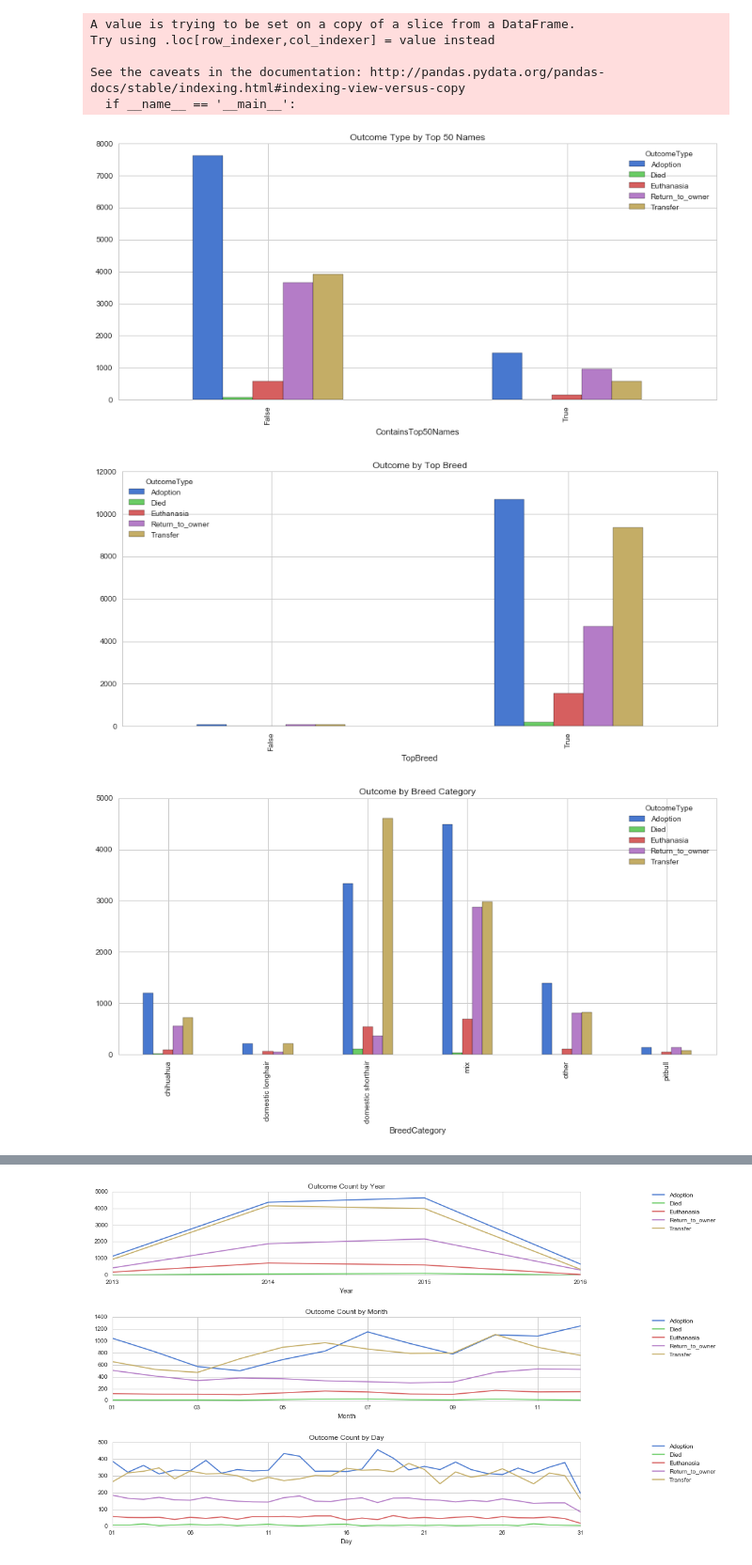
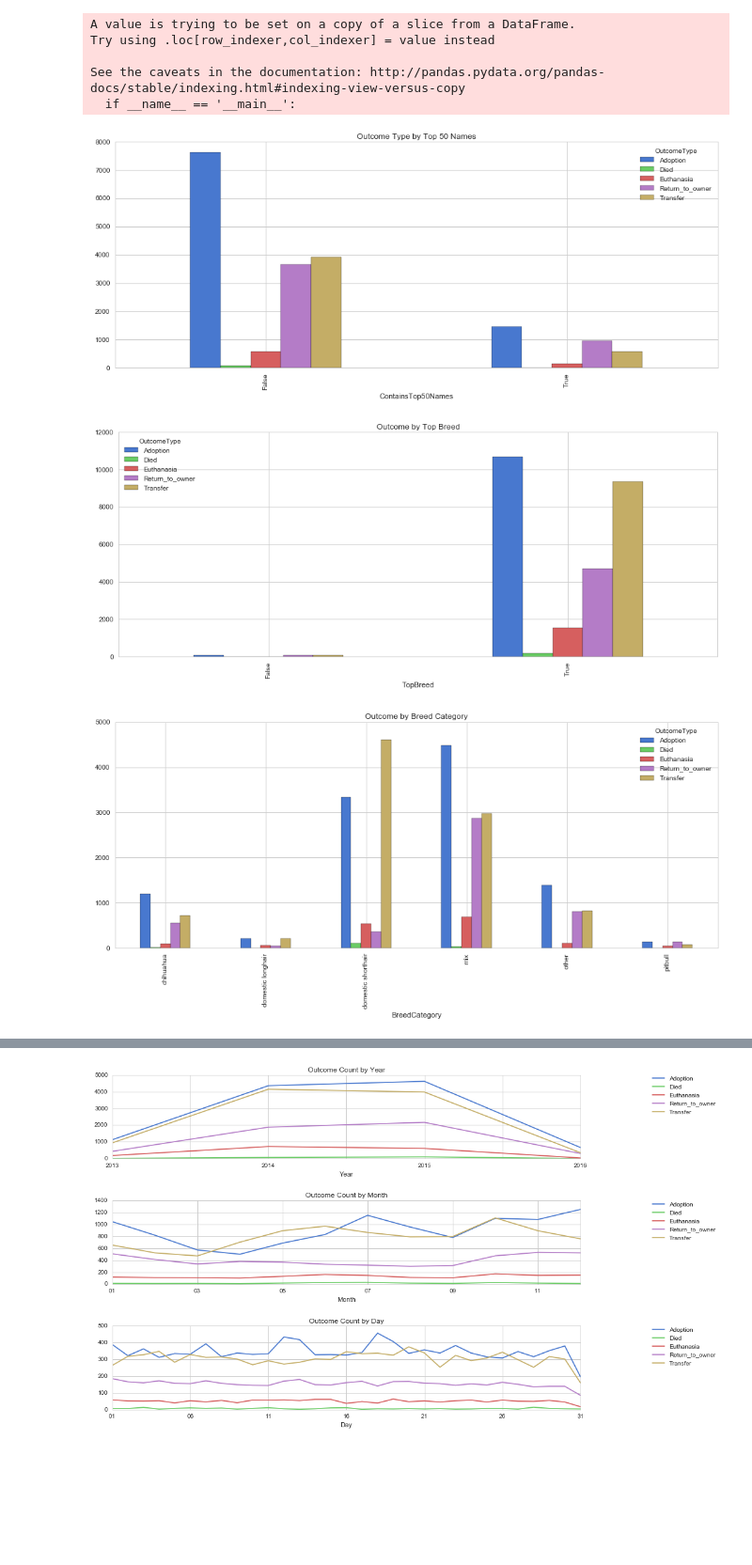
Before and after one commit to bljustice/kaggle, a Jupyter notebook: spca/spca_eda.ipynb, the cells around one changed output, grey strips where cells are left out. Shown at 94% size. Saved outputs shown, nothing was run; the diff lists cells and outputs as text; code cells hidden in the pictures; blank space fills up the shorter version.

```diff
--- a/spca/spca_eda.ipynb
+++ b/spca/spca_eda.ipynb
@@ -216,11 +198,11 @@ See the caveats in the documentation: http://pandas.pydata.org/pandas-docs/stabl
 # %%
 #plot outcome by top 50 names
 no_null_names.groupby(['OutcomeType', 'ContainsTop50Names'])\
     .count().unstack('OutcomeType').AnimalID.plot(kind='bar',
-                                                  figsize=(14, 6),
+                                                  figsize=(16, 6),
                                                   title='Outcome Type by Top 50 Names');
 # %% [output]
-[figure, old version]
+[figure, new version]
 # %%
 top_breed_df = pd.DataFrame(breed_word_count, columns=['Breed Name', 'Count'])
 # %%
@@ -228,10 +210,10 @@ train_df['TopBreed'] = train_df.Breed.str.lower().str.strip().str.contains('|'.j
 # %%
 #plot outcome by top breeds
 train_df.groupby(['TopBreed', 'OutcomeType']).count().unstack('OutcomeType').AnimalID.plot(kind='bar',
-                                                                                           figsize=(14, 6),
+                                                                                           figsize=(16, 6),
                                                                                            title = 'Outcome by Top Breed');
 # %% [output]
-[figure, old version]
+[figure, new version]
 # %%
 train_df['BreedCategory'] = 'other'
 train_df.loc[train_df.Breed.str.lower().str.strip().str.contains('pit|pitbull|pit bull'), 'BreedCategory'] = 'pitbull'
@@ -243,10 +225,10 @@ train_df.loc[train_df.Breed.str.lower().str.strip().str.contains('chihuahua'), '
 #plot outcomes by most common breeds (mix, pitbull, domestic longhair, domestic shorthair, chihuahua)
 train_df.groupby(['OutcomeType', 'BreedCategory'])\
 .count().unstack('OutcomeType').AnimalID.plot(kind='bar',
-                                              figsize=(14, 6),
+                                              figsize=(16, 6),
                                               title='Outcome by Breed Category');
 # %% [output]
-[figure, old version]
+[figure, new version]
 # %%
 train_df['MixCategory'] = 'Other'
 train_df.loc[train_df.Breed.str.lower().str.strip().str.contains('domestic longhair'), 'MixCategory'] = 'domestic longhair'
```
Also changed, not shown: parts of 9 cells of this notebook.
